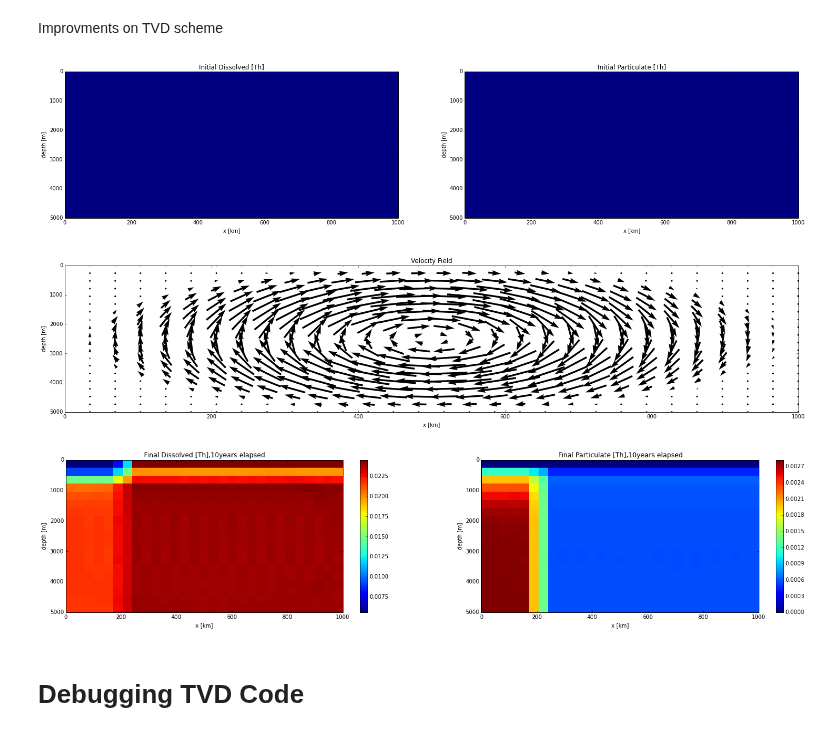
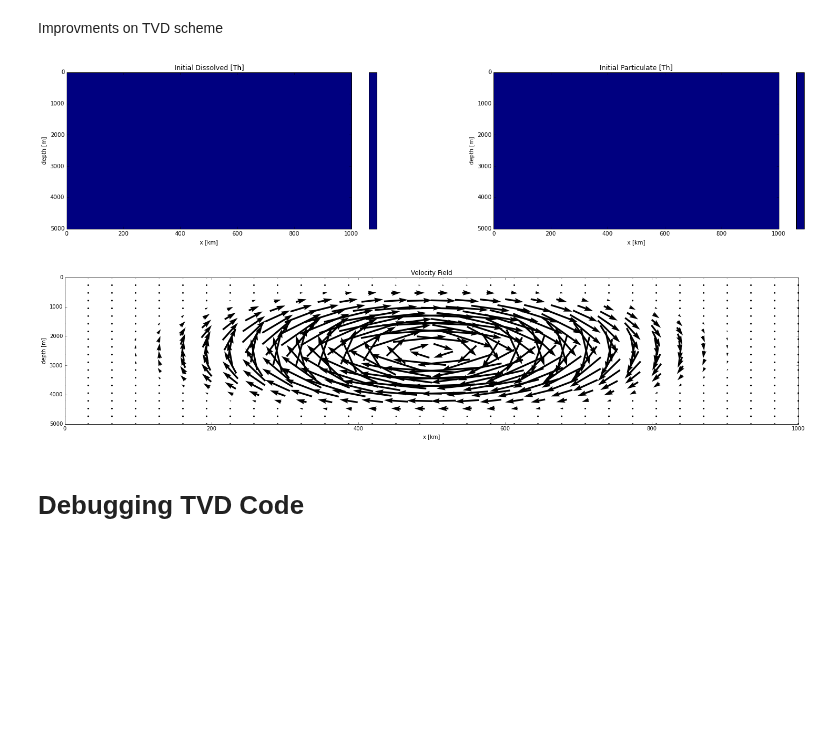
Before and after one commit to UBC-MOAD/pa-th-simple, a Jupyter notebook: prelim-model/Testbook.ipynb, the cells around one changed output. Drawn from its saved outputs; the diff is of its cells as text; code cells hidden in the pictures; blank space fills up the shorter version.

```diff
--- a/prelim-model/Testbook.ipynb
+++ b/prelim-model/Testbook.ipynb
@@ -16,40 +16,41 @@ import profile_plots as pp
 # %%
 # setup function adflow for Th
 reload(ThPa2D)
 reload(plot)
 reload(flow)
-tmax = (0, 1, 2, 3, 5, 10, 20, 60, 100)
+tmax = (0, 0.01, 2, 3, 5, 10, 20, 60, 100)
 t = tmax[0]
 T = tmax[1]
 V = 0.02/1000*365.*86400.
 xmin = 0
 xmax = 1e6
 zmin = 0
 zmax = 5e3
 nz = 20
-nx = 30
+nx = 32
 ng = 1
 g = ThPa2D.Fgrid(nx, nz, ng)
 h = ThPa2D.Fgrid(nx, nz, ng)
 # chemistry
 k_ad, k_de, Q = ThPa2D.k_sorp('Pa', zmin, zmax, nx, nz)
 # velocity
 u = flow.onecell_cen(xmin, xmax, zmin, zmax, nx, nz, V)
 # initial profile
 init = plot.init(g.a, h.a, u, xmin, xmax, zmin, zmax, nx, nz, 'Th')
 # Th loop
-g, h = ThPa2D.adflow(g, h, t, T, u, k_ad, k_de, Q, ThPa2D.flux)
+#g, h = ThPa2D.adflow(g, h, t, T, u, k_ad, k_de, Q, ThPa2D.TVD)
 #plot results
-meshTh = plot.prof(g, h, xmin, xmax, zmin, zmax, nx, nz, T, 'Th')
+#meshTh = plot.prof(g, h, xmin, xmax, zmin, zmax, nx, nz, T, 'Th')
 # store results
 DPa0vel = {}
 PPa0vel = {}
 DPa0vel['1tmax'] = copy.copy(g.a)
 PPa0vel['1tmax'] = copy.copy(h.a)
+g.a = np.ones((nz, nx))
+h.a = np.ones((nz, nx))
 # %% [output]
-[figure, old version]
+[figure, new version]
-[figure, old version]
+[figure, new version]
-[figure, removed]
 # %% [markdown]
 # Debugging TVD Code
 # %%
```
Also changed, not shown: parts of 5 cells of this notebook, 7 other files.
